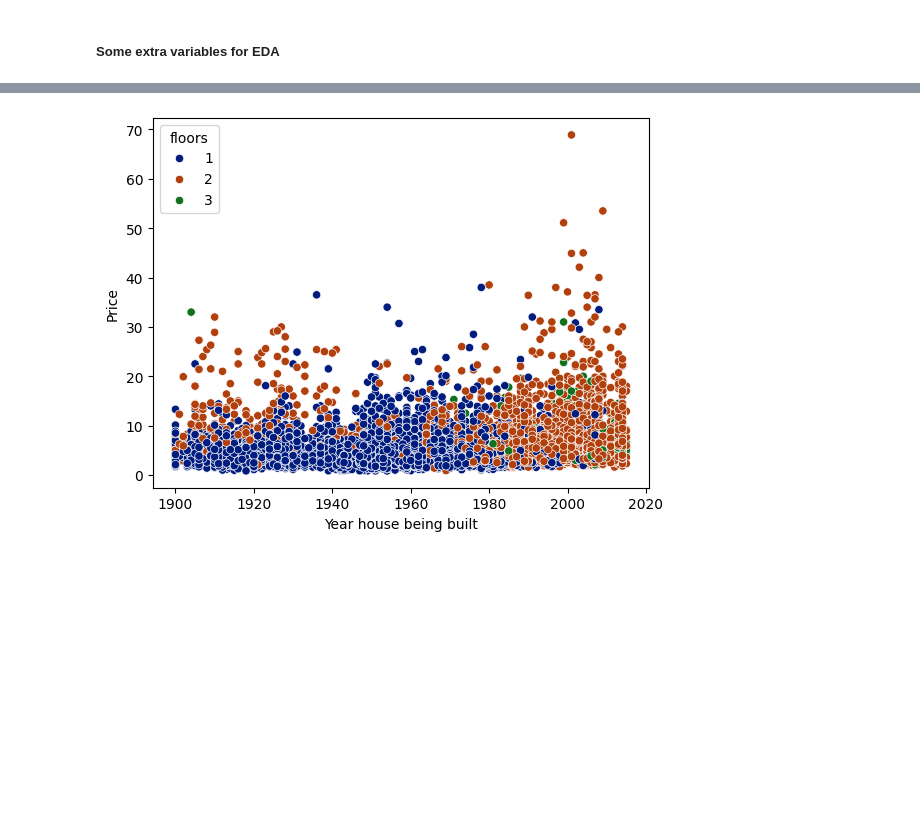
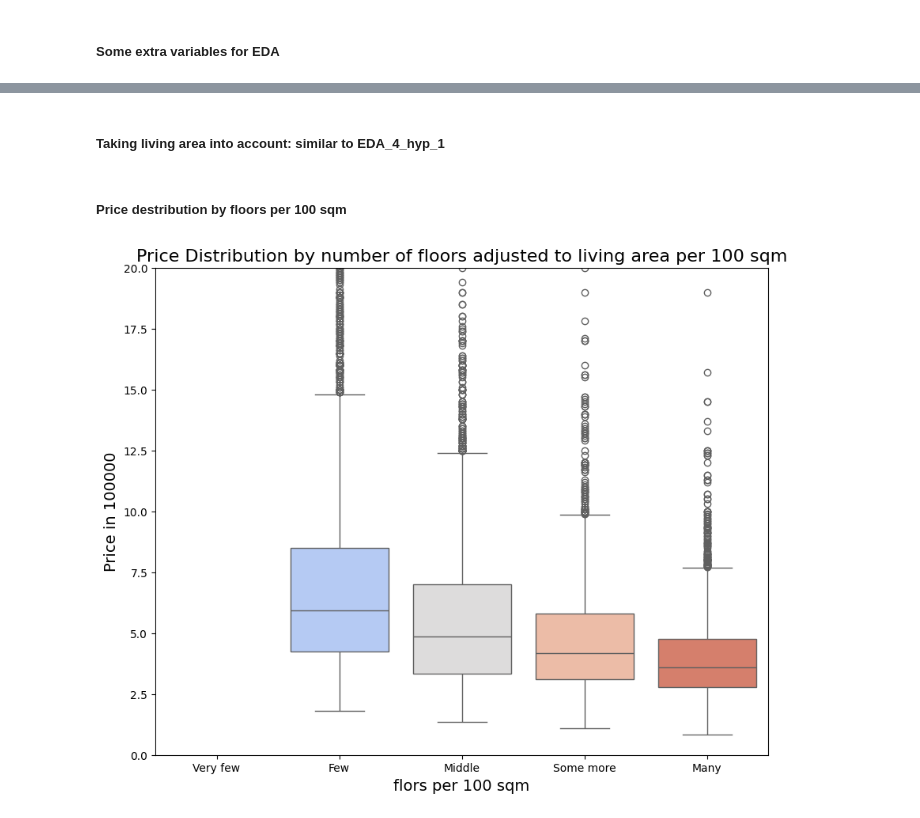
Before and after one commit to Paul-Spiced/EDA_Paul, a Jupyter notebook: commands/EDA _6_expl_hyp_3.ipynb, the cells around one changed output, grey strips where cells are left out. Drawn from its saved outputs; the diff is of its cells as text; code cells hidden in the pictures; blank space fills up the shorter version.

```diff
--- a/commands/EDA _6_expl_hyp_3.ipynb
+++ b/commands/EDA _6_expl_hyp_3.ipynb
@@ -79,5 +80,31 @@ sns.boxplot(
 # %%
 sns.scatterplot(data=df_eda, x='Year house being built', y='Price',
-                    hue='floors', palette='dark');
+                    hue='Number of floors', palette='dark');
-# %% [output]
-[figure, removed]
+# %% [markdown]
+##### Taking living area into account: similar to EDA_4_hyp_1
+# %%
+# Define bins and labels
+bins = [0, 0.15, 0.56, 0.75, 1, float('inf')]
+labels = ['Very few', 'Few', 'Middle', 'Some more' , 'Many']
+# Apply pd.cut to bin the data
+df_eda['floors_100'] = pd.cut(df_eda['Fllors in relation to living area'], bins=bins, labels=labels)
+# %% [markdown]
+##### Price destribution by floors per 100 sqm
+# %%
+plt.figure(figsize=(10, 8), dpi=100)
+sns.boxplot(
+    x='floors_100',  # Binned categories
+    y='Price',                # Variable to plot
+    data=df_eda,              # Data source
+    palette='coolwarm'        # Color palette for the boxplot
+)
+
+# Adding labels and title
+plt.title('Price Distribution by number of floors adjusted to living area per 100 sqm', fontsize=16)  # Title with larger font size
+plt.xlabel('flors per 100 sqm', fontsize=14)              # X-axis label
+plt.ylabel('Price in 100000', fontsize=14)                                       # Y-axis label
+
+plt.ylim(0, 20)
+plt.show()  # Display the boxplot
+# %% [output]
+[figure, added]
```
Also changed, not shown: parts of 10 cells of this notebook, 6 other files.
